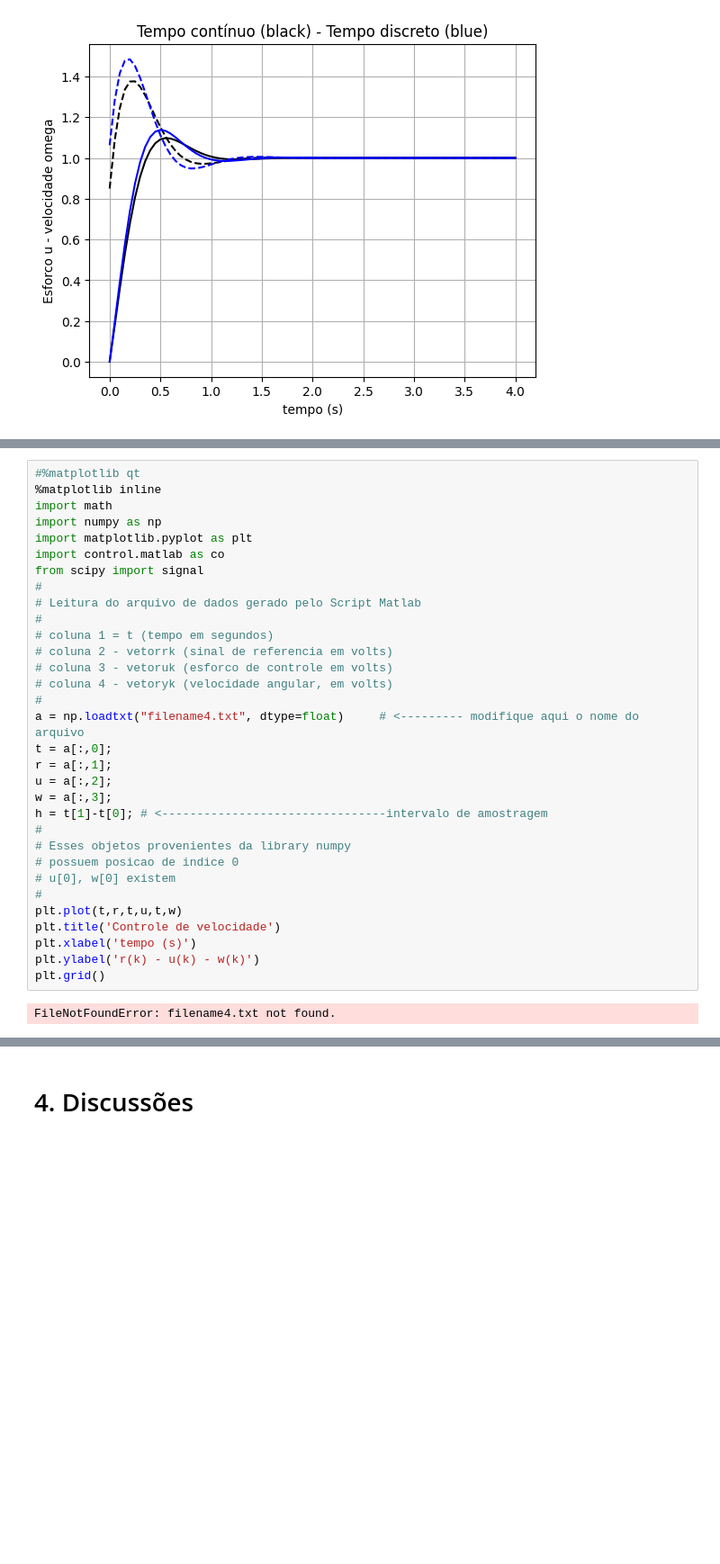
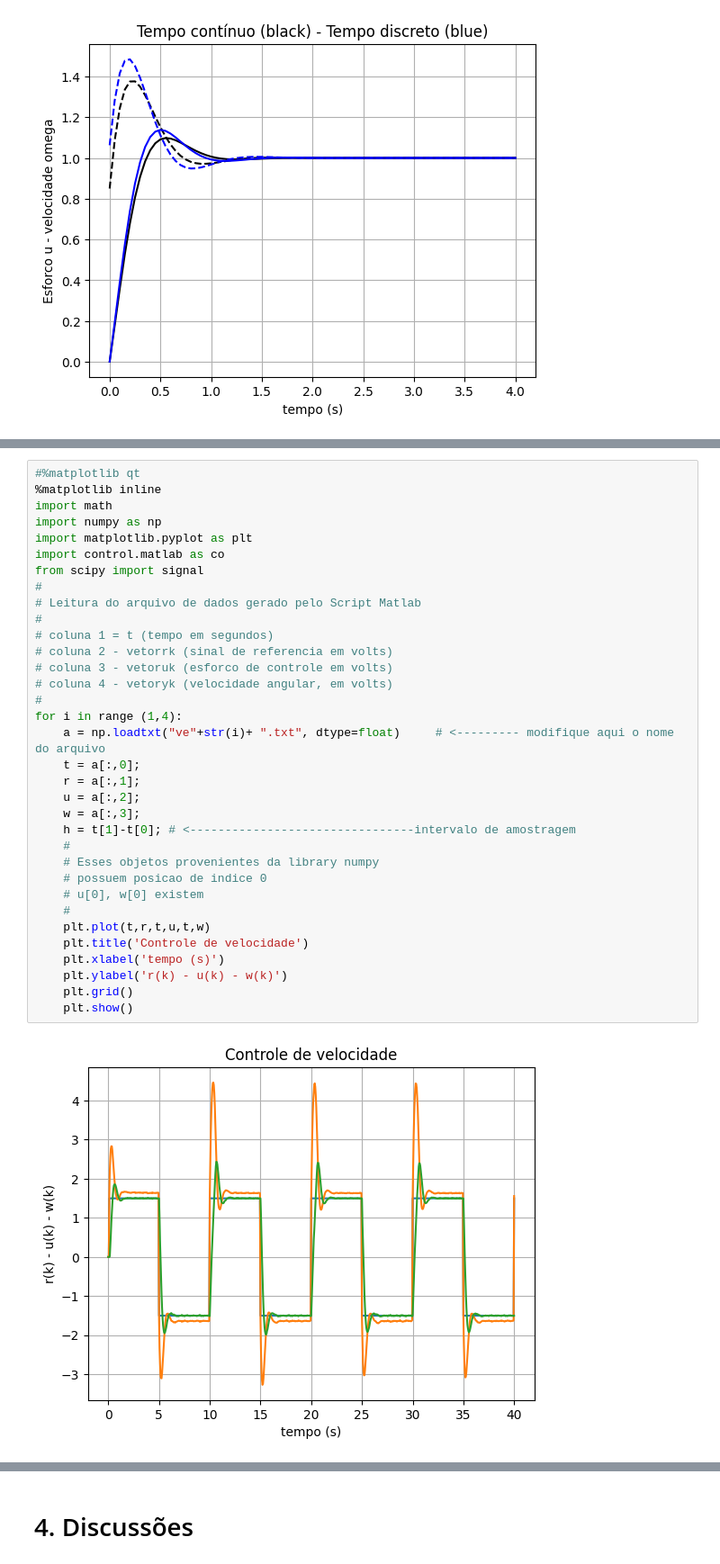
Before and after one commit to Cangiano00/Lab4controle2, a Jupyter notebook: PMR3409Lab4V2025.ipynb, the cells around one changed output, grey strips where cells are left out. Shown at 90% size. Drawn from its saved outputs; the diff is of its cells as text; blank space fills up the shorter version.

Commit message:
atulizacao imagens

```diff
--- a/PMR3409Lab4V2025.ipynb
+++ b/PMR3409Lab4V2025.ipynb
@@ -313,34 +318,36 @@ d-) Analise os resultados obtidos
 # %%
 #%matplotlib qt
 %matplotlib inline
 import math
 import numpy as np
 import matplotlib.pyplot as plt
 import control.matlab as co
 from scipy import signal
 #
 # Leitura do arquivo de dados gerado pelo Script Matlab
 #
 # coluna 1 = t (tempo em segundos)
 # coluna 2 - vetorrk (sinal de referencia em volts)
 # coluna 3 - vetoruk (esforco de controle em volts)
 # coluna 4 - vetoryk (velocidade angular, em volts)
 #
-a = np.loadtxt("filename4.txt", dtype=float)     # <--------- modifique aqui o nome do arquivo
-t = a[:,0];
-r = a[:,1];
-u = a[:,2];
-w = a[:,3];
-h = t[1]-t[0]; # <--------------------------------intervalo de amostragem
-#
-# Esses objetos provenientes da library numpy
-# possuem posicao de indice 0
-# u[0], w[0] existem
-#
-plt.plot(t,r,t,u,t,w)
-plt.title('Controle de velocidade')
-plt.xlabel('tempo (s)')
-plt.ylabel('r(k) - u(k) - w(k)')
-plt.grid()
+for i in range (1,4):
+    a = np.loadtxt("ve"+str(i)+ ".txt", dtype=float)     # <--------- modifique aqui o nome do arquivo
+    t = a[:,0];
+    r = a[:,1];
+    u = a[:,2];
+    w = a[:,3];
+    h = t[1]-t[0]; # <--------------------------------intervalo de amostragem
+    #
+    # Esses objetos provenientes da library numpy
+    # possuem posicao de indice 0
+    # u[0], w[0] existem
+    #
+    plt.plot(t,r,t,u,t,w)
+    plt.title('Controle de velocidade')
+    plt.xlabel('tempo (s)')
+    plt.ylabel('r(k) - u(k) - w(k)')
+    plt.grid()
+    plt.show()
 # %% [output]
-FileNotFoundError: filename4.txt not found.
+[figure, added]
```
Also changed, not shown: parts of 6 cells of this notebook, 6 other files.
